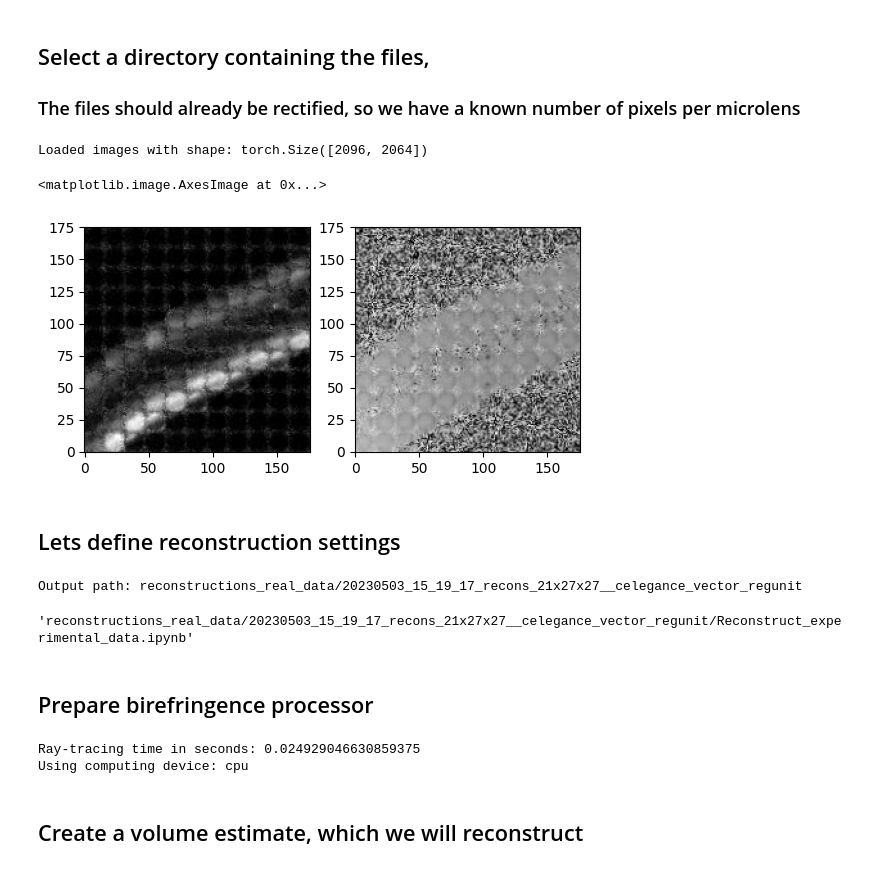
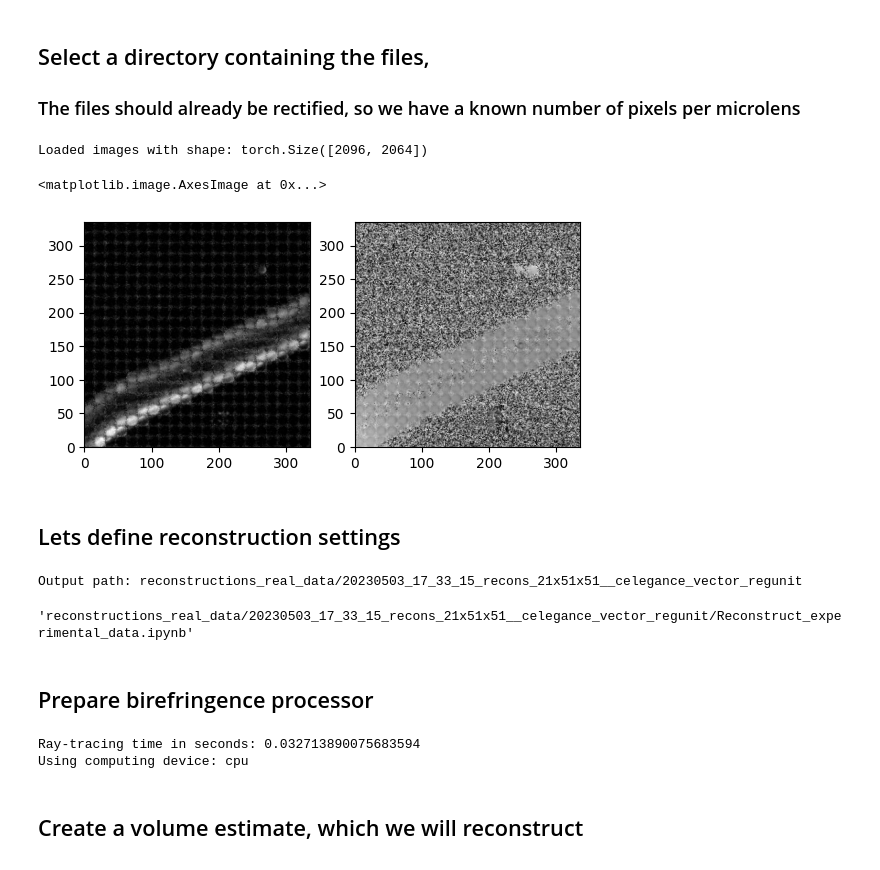
Before and after one commit to PolarizedLightFieldMicroscopy/BirTomo, a Jupyter notebook: Reconstruct_experimental_data.ipynb, the cells around one changed output. Drawn from its saved outputs; the diff is of its cells as text; code cells hidden in the pictures.

```diff
--- a/Reconstruct_experimental_data.ipynb
+++ b/Reconstruct_experimental_data.ipynb
@@ -48,45 +48,45 @@ metadata =  json.loads(metadata)
 # Get optical parameters template
 optical_info = BirefringentVolume.get_optical_info_template()
 # Alter some of the optical parameters
-optical_info['volume_shape'] = [21,27,27]
+optical_info['volume_shape'] = [21,51,51]
 optical_info['axial_voxel_size_um'] = 1.0
 
 
 # MLA data
 optical_info['pixels_per_ml']       = math.ceil(metadata['calibrate']['ulens_pitch'] / metadata['calibrate']['pixel_size'])
-optical_info['n_micro_lenses']      = 11
+optical_info['n_micro_lenses']      = 21
 optical_info['n_voxels_per_ml']     = 1
 optical_info['axial_voxel_size_um'] = 1
 # Optics data
 optical_info['M_obj']           = metadata['calibrate']['objective_magnification']
 optical_info['na_obj']          = metadata['calibrate']['objective_na']
 optical_info['n_medium']        = metadata['calibrate']['medium_index']
 optical_info['wavelength']      = metadata['calibrate']['center_wavelength']
 optical_info['camera_pix_pitch']= metadata['calibrate']['pixel_size']
 
 # Helper function to crop interesting part of the volume
 def crop_volume(volume):
     start = optical_info['volume_shape'][-1]//2-optical_info['n_micro_lenses']//2
     end = start + optical_info['n_micro_lenses']
     return volume[:,start:end, start:end]
 
 # Crop data based on n_micro_lenses and n_voxels_per_ml
 start_ml = [54,50]
 start_coords = [sc * optical_info['pixels_per_ml'] for sc in start_ml]
 end_coords = [sc + optical_info['n_micro_lenses'] * optical_info['pixels_per_ml'] for sc in start_coords ]
 
 ret_image_measured = ret_image_measured[start_coords[0]:end_coords[0], start_coords[1] : end_coords[1]]
 azim_image_measured = azim_image_measured[start_coords[0]:end_coords[0], start_coords[1] : end_coords[1]]
 
 # Plot images
 plt.subplot(1,2,1)
 plt.imshow(ret_image_measured.numpy(), cmap='gray')
 plt.subplot(1,2,2)
 plt.imshow(azim_image_measured.numpy(), cmap='gray')
 # %% [output]
 Loaded images with shape: torch.Size([2096, 2064])
 <matplotlib.image.AxesImage at 0x...>
-[figure, old version]
+[figure, new version]
 # %% [markdown]
 ## Lets define reconstruction settings
 # %%
@@ -95,7 +95,7 @@ loss = 'vector' # vector, L1all, L1_cos,
 # Do we add regularization?
 reg = 'unit' # unit, L1, L2
 training_params = {
-    'n_epochs' : 1001,                      # How long to train for
+    'n_epochs' : 2001,                      # How long to train for
     'azimuth_weight' : .5,                  # Azimuth loss weight
     'regularization_weight' : 0.0001,     # Regularization weight
     'azimuth_lr_multiplier' : 20000,     # Learning rate multiplier
@@ -119,8 +119,8 @@ print(f'Output path: {output_dir}')
 # Copy this script to the output directory
 shutil.copy('Reconstruct_experimental_data.ipynb', f"{output_dir}/Reconstruct_experimental_data.ipynb")
 # %% [output]
-Output path: reconstructions_real_data/20230503_15_19_17_recons_21x27x27__celegance_vector_regunit
+Output path: reconstructions_real_data/20230503_17_33_15_recons_21x51x51__celegance_vector_regunit
-'reconstructions_real_data/20230503_15_19_17_recons_21x27x27__celegance_vector_regunit/Reconstruct_experimental_data.ipynb'
+'reconstructions_real_data/20230503_17_33_15_recons_21x51x51__celegance_vector_regunit/Reconstruct_experimental_data.ipynb'
 # %% [markdown]
 ## Prepare birefringence processor
 # %%
@@ -142,7 +142,7 @@ device = "cpu"
 print(f'Using computing device: {device}')
 rays = rays.to(device)
 # %% [output]
-Ray-tracing time in seconds: 0.024929046630859375
+Ray-tracing time in seconds: 0.032713890075683594
 Using computing device: cpu
 # %% [markdown]
 ## Create a volume estimate, which we will reconstruct
```
Also changed, not shown: parts of 1 cell of this notebook.
